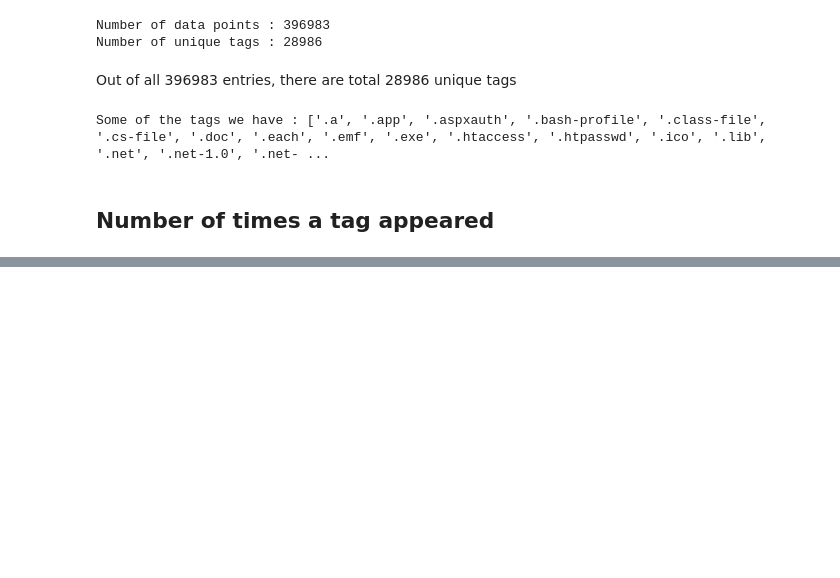
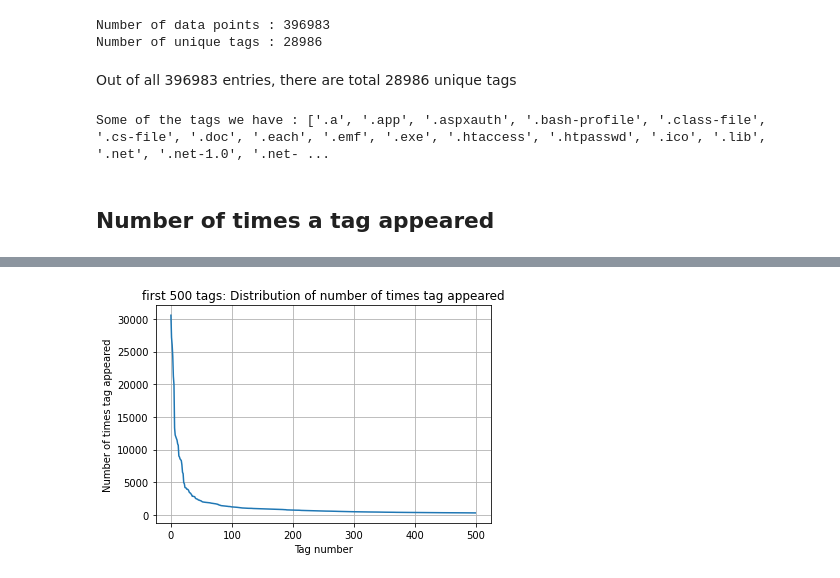
Before and after one commit to RakshitaTantry28/Stackoverflow-Tag-Predictor, a Jupyter notebook: SO_TagPredictor.ipynb, the cells around one changed output, grey strips where cells are left out. Saved outputs shown, nothing was run; the diff lists cells and outputs as text; code cells hidden in the pictures; blank space fills up the shorter version.

```diff
--- a/SO_TagPredictor.ipynb
+++ b/SO_TagPredictor.ipynb
@@ -239,0 +338,9 @@ Some of the tags we have : ['.a', '.app', '.aspxauth', '.bash-profile', '.class-
+# %%
+plt.plot(tag_counts[0:500])
+plt.title('first 500 tags: Distribution of number of times tag appeared')
+plt.grid()
+plt.xlabel("Tag number")
+plt.ylabel("Number of times tag appeared")
+plt.show()
+# %% [output]
+[figure, added]
```
Also changed, not shown: parts of 21 cells of this notebook.
